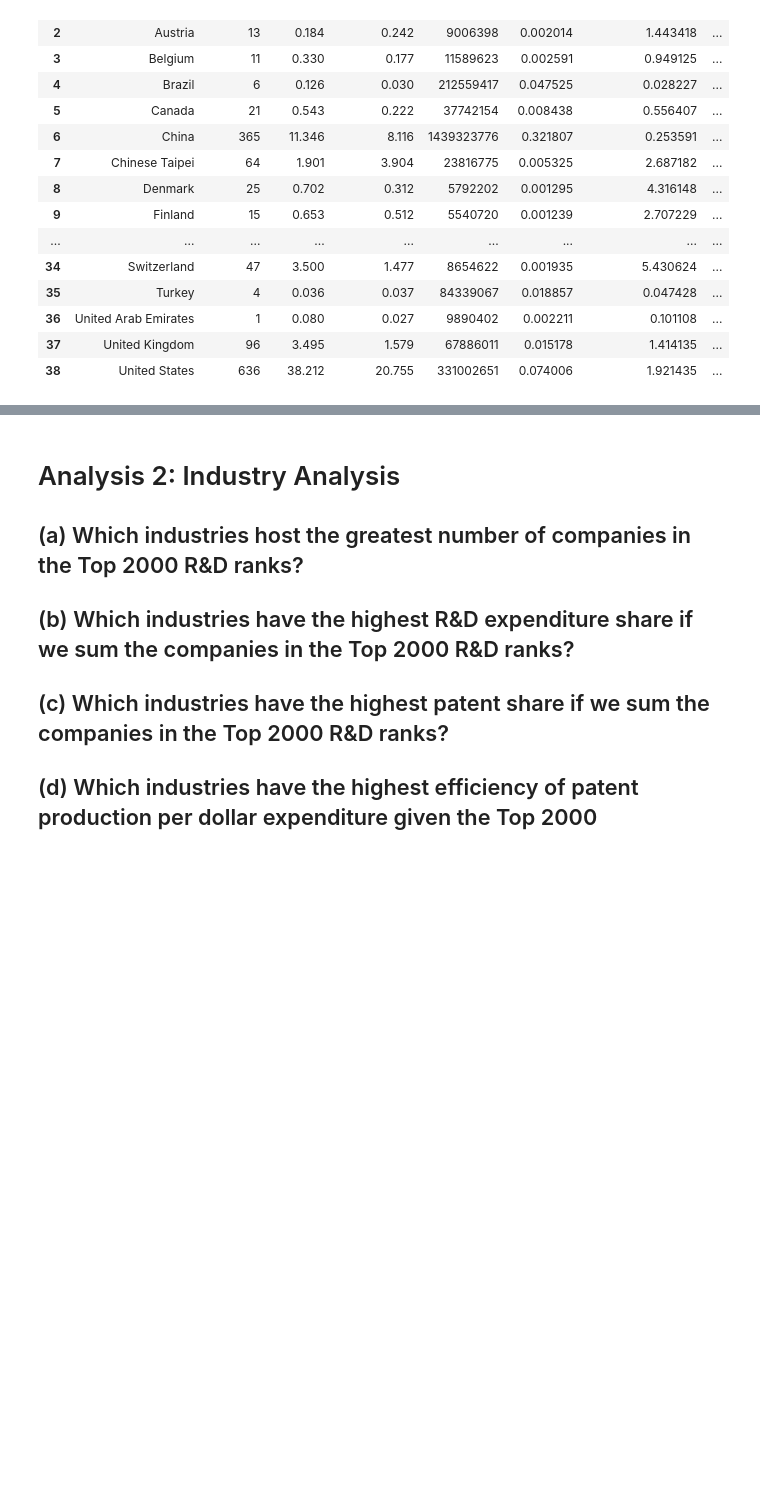
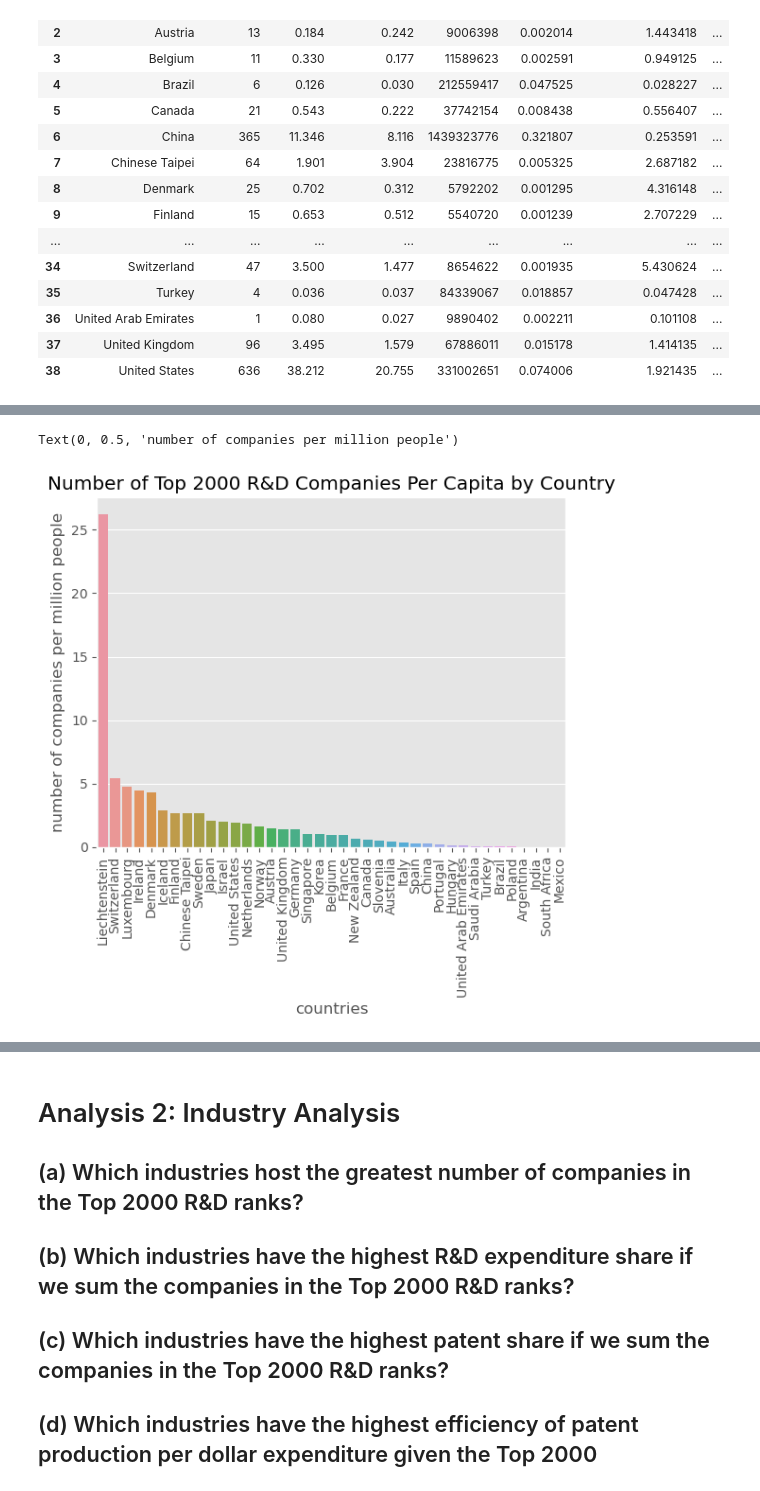
Before and after one commit to bassoonelephant/ip-productivity, a Jupyter notebook: ip_workbench.ipynb, the cells around one changed output, grey strips where cells are left out. Drawn from its saved outputs; the diff is of its cells as text; code cells hidden in the pictures; blank space fills up the shorter version.

```diff
--- a/ip_workbench.ipynb
+++ b/ip_workbench.ipynb
@@ -101,0 +156,16 @@ country_analysis
+# %%
+# (d) How do these answers change if we normalize for population i.e. per capita figures?
+
+# Number of Top 2000 R&D Companies Per Capita by Country
+
+sns.barplot(x = 'hq_country',
+            y = 'num_co_per_mpop',
+            data = country_analysis,
+            order = country_analysis.sort_values('num_co_per_mpop', ascending = False).hq_country)
+plt.xticks(rotation=90)
+plt.title('Number of Top 2000 R&D Companies Per Capita by Country')
+plt.xlabel('countries')
+plt.ylabel('number of companies per million people')
+# %% [output]
+Text(0, 0.5, 'number of companies per million people')
+[figure, added]
```
Also changed, not shown: parts of 9 cells of this notebook.
